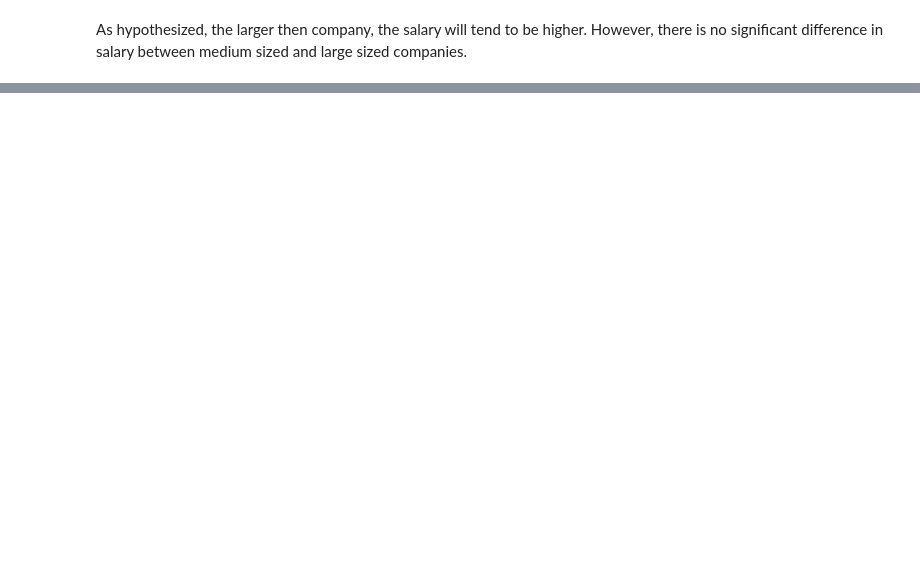
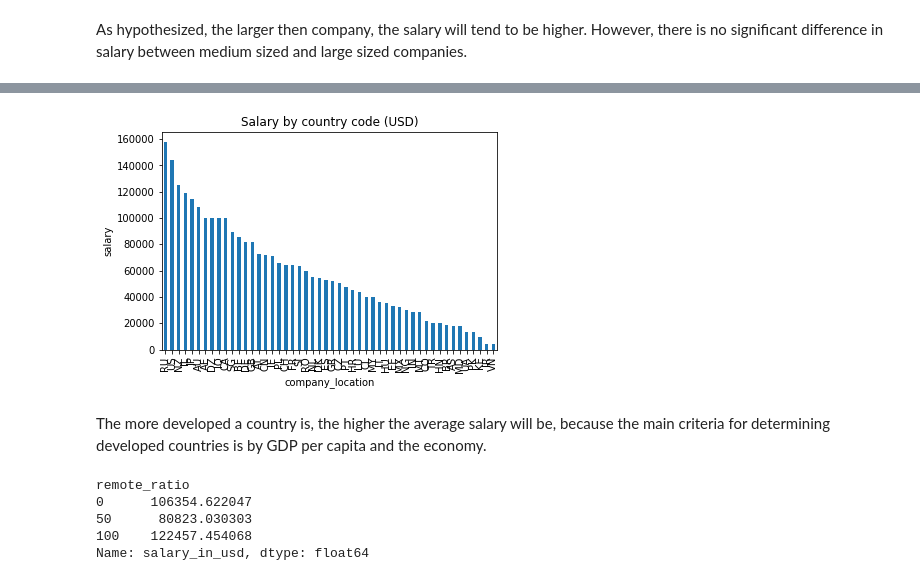
Before and after one commit to EvanKA/tetris-capstone, a Jupyter notebook: capstone_045_evan_kurnia_alim.ipynb, the cells around one changed output, grey strips where cells are left out. Drawn from its saved outputs; the diff is of its cells as text; code cells hidden in the pictures; blank space fills up the shorter version.

```diff
--- a/capstone_045_evan_kurnia_alim.ipynb
+++ b/capstone_045_evan_kurnia_alim.ipynb
@@ -100,0 +122,4 @@ As hypothesized, the larger then company, the salary will tend to be higher. How
+# %%
+# average salary by company's country
+country_salary = ds_salary_df_1.groupby('company_location')['salary_in_usd'].mean()
+country_salary.sort_values(ascending=False)
@@ -100,0 +144,19 @@ As hypothesized, the larger then company, the salary will tend to be higher. How
+# %%
+country_salary.sort_values(ascending=False).plot(kind='bar')
+plt.title('Salary by country code (USD)')
+plt.ylabel('salary')
+plt.show()
+# %% [output]
+[figure, added]
+# %% [markdown]
+The more developed a country is, the higher the average salary will be, because the main criteria for determining developed countries is by GDP per capita and the economy.
+# %%
+# average salary by ratio of WFA/WFO
+wfa_salary = ds_salary_df_1.groupby('remote_ratio')['salary_in_usd'].mean()
+wfa_salary
+# %% [output]
+remote_ratio
+0      106354.622047
+50      80823.030303
+100    122457.454068
+Name: salary_in_usd, dtype: float64
```
Also changed, not shown: parts of 13 cells of this notebook.
